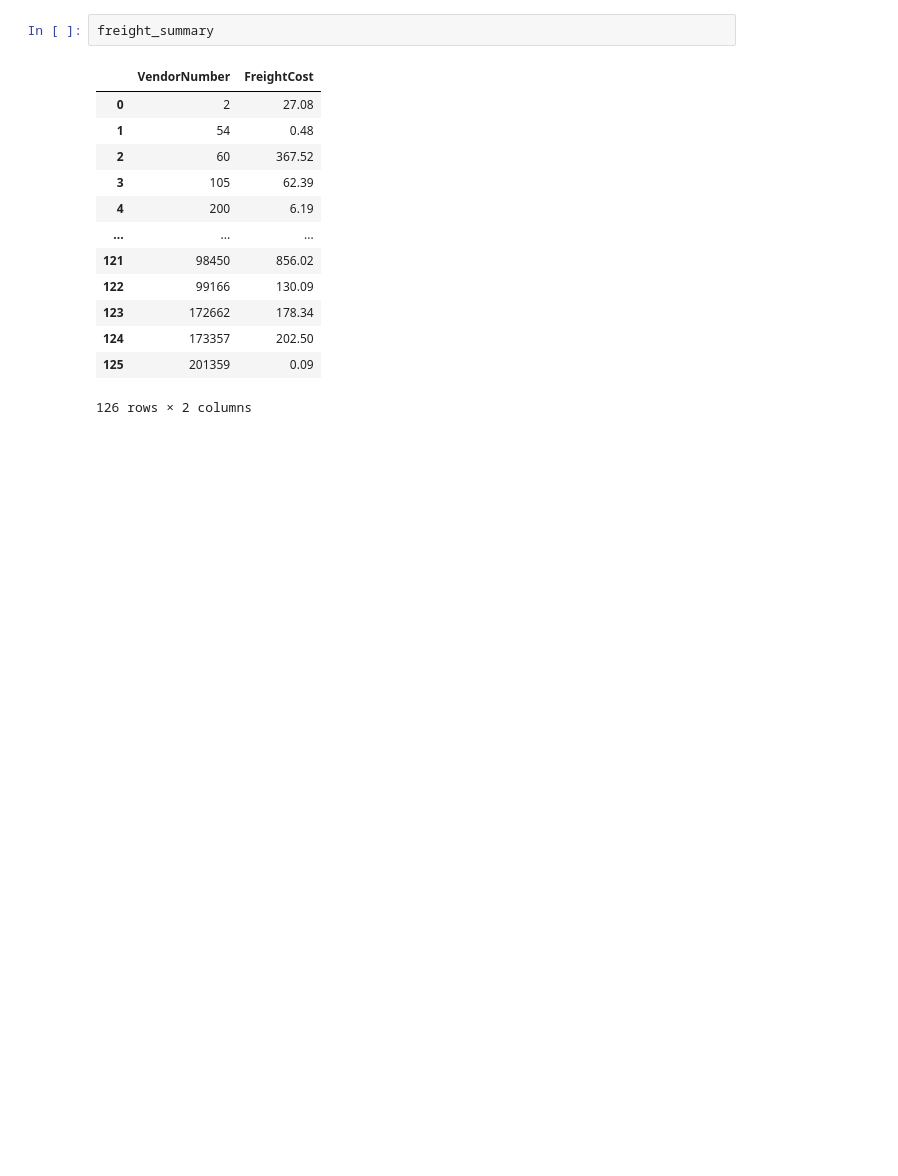
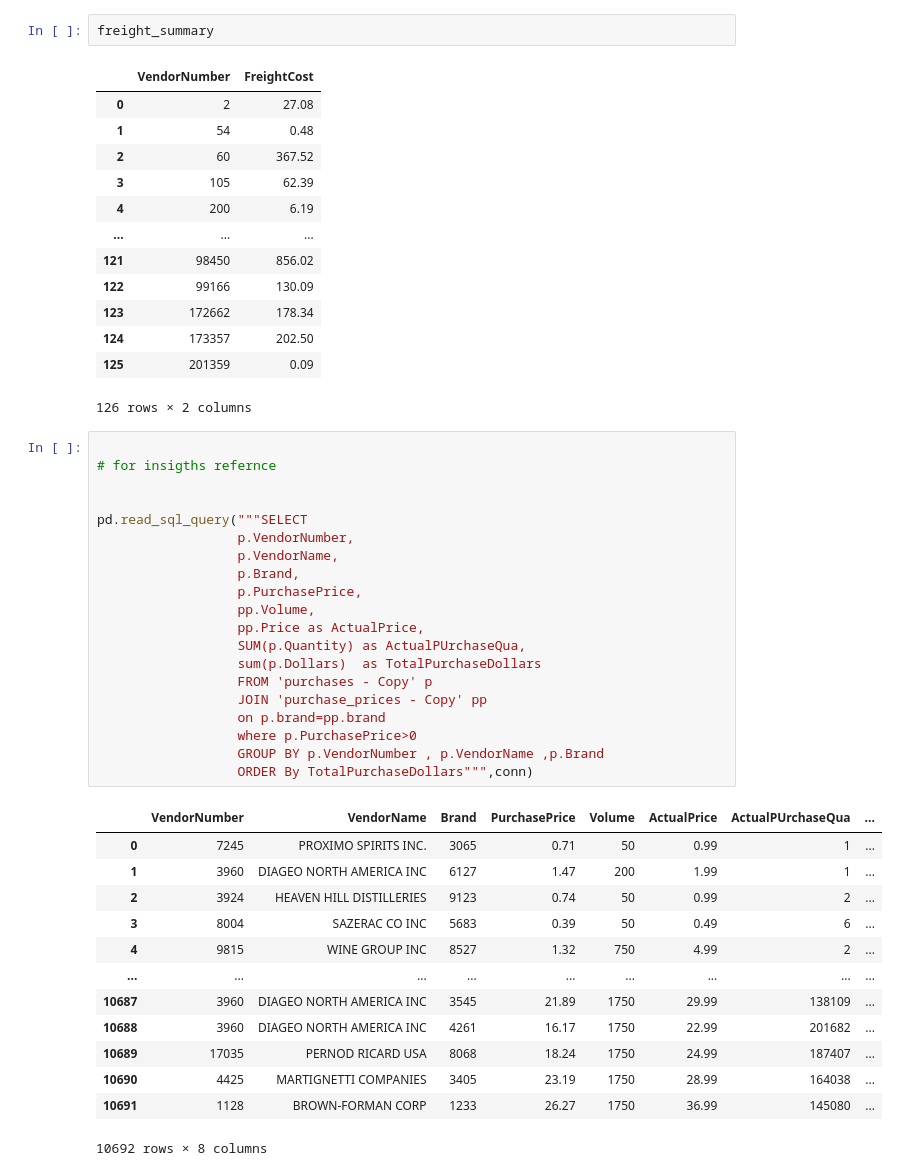
Before and after one commit to LuffyXoro/MERCHANT-Data-Analytics, a Jupyter notebook: EDA.ipynb, the cells around one changed output. Saved outputs shown, nothing was run; the diff lists cells and outputs as text; blank space fills up the shorter version.

```diff
--- a/EDA.ipynb
+++ b/EDA.ipynb
@@ -158,3 +158,37 @@ freight_summary
 | 124 | 173357 | 202.50 |
 | 125 | 201359 | 0.09 |
 126 rows × 2 columns
+# %%
+
+# for insigths refernce
+
+
+pd.read_sql_query("""SELECT
+                  p.VendorNumber,
+                  p.VendorName,
+                  p.Brand,
+                  p.PurchasePrice,
+                  pp.Volume,
+                  pp.Price as ActualPrice,
+                  SUM(p.Quantity) as ActualPUrchaseQua,
+                  sum(p.Dollars)  as TotalPurchaseDollars
+                  FROM 'purchases - Copy' p
+                  JOIN 'purchase_prices - Copy' pp
+                  on p.brand=pp.brand
+                  where p.PurchasePrice>0
+                  GROUP BY p.VendorNumber , p.VendorName ,p.Brand
+                  ORDER By TotalPurchaseDollars""",conn)
+# %% [output]
+|  | VendorNumber | VendorName | Brand | PurchasePrice | Volume | ActualPrice | ActualPUrchaseQua | ... |
+| 0 | 7245 | PROXIMO SPIRITS INC. | 3065 | 0.71 | 50 | 0.99 | 1 | ... |
+| 1 | 3960 | DIAGEO NORTH AMERICA INC | 6127 | 1.47 | 200 | 1.99 | 1 | ... |
+| 2 | 3924 | HEAVEN HILL DISTILLERIES | 9123 | 0.74 | 50 | 0.99 | 2 | ... |
+| 3 | 8004 | SAZERAC CO INC | 5683 | 0.39 | 50 | 0.49 | 6 | ... |
+| 4 | 9815 | WINE GROUP INC | 8527 | 1.32 | 750 | 4.99 | 2 | ... |
+| ... | ... | ... | ... | ... | ... | ... | ... | ... |
+| 10687 | 3960 | DIAGEO NORTH AMERICA INC | 3545 | 21.89 | 1750 | 29.99 | 138109 | ... |
+| 10688 | 3960 | DIAGEO NORTH AMERICA INC | 4261 | 16.17 | 1750 | 22.99 | 201682 | ... |
+| 10689 | 17035 | PERNOD RICARD USA | 8068 | 18.24 | 1750 | 24.99 | 187407 | ... |
+| 10690 | 4425 | MARTIGNETTI COMPANIES | 3405 | 23.19 | 1750 | 28.99 | 164038 | ... |
+| 10691 | 1128 | BROWN-FORMAN CORP | 1233 | 26.27 | 1750 | 36.99 | 145080 | ... |
+10692 rows × 8 columns
```
Also changed, not shown: parts of 7 cells of this notebook.
